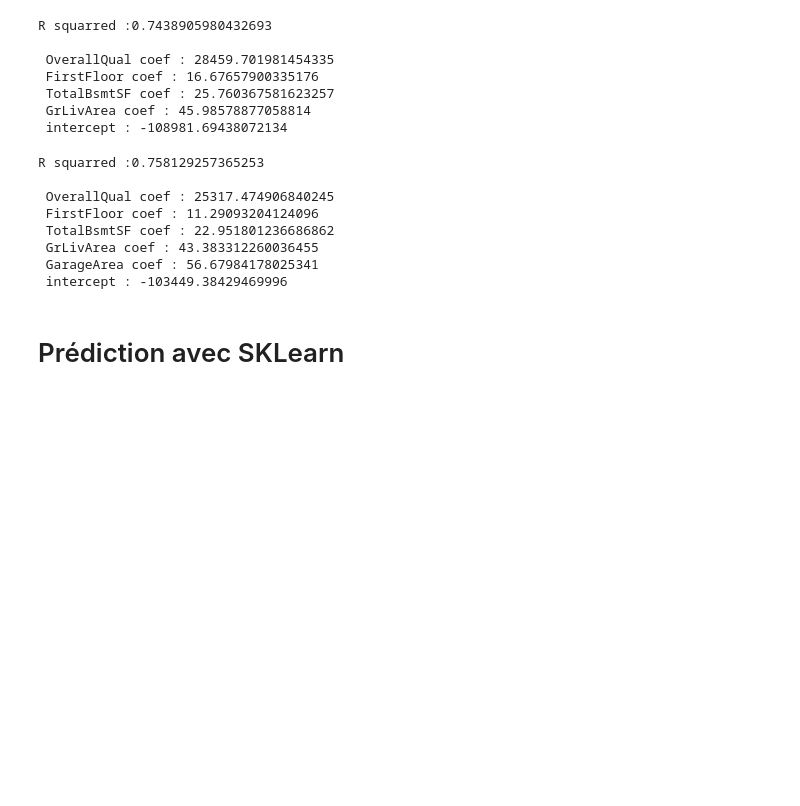
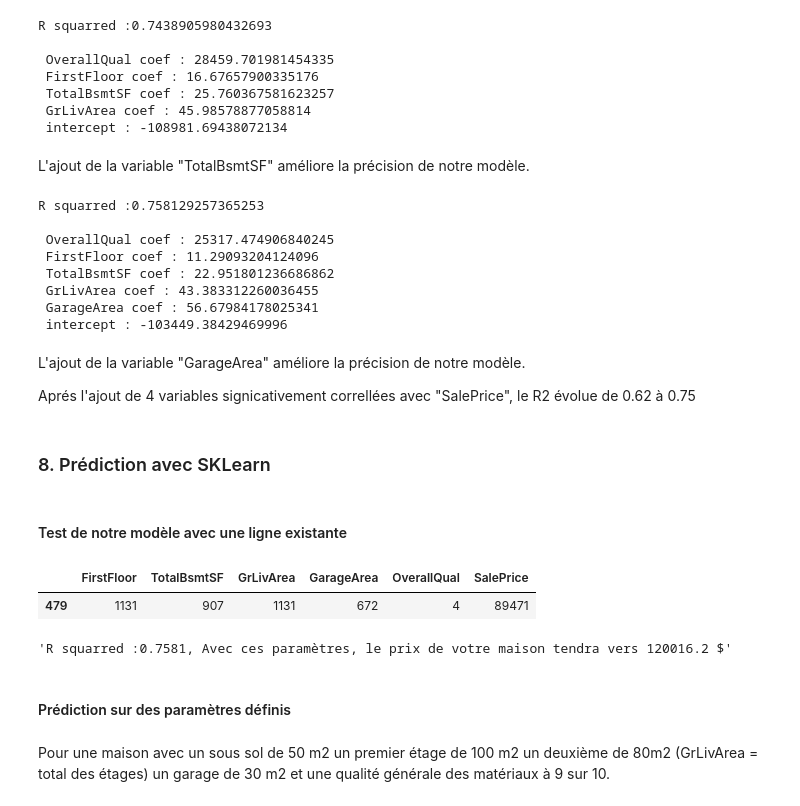
Before and after one commit to anais-15/House_Prices, a Jupyter notebook: House Prices.ipynb, the cells around one changed output. Saved outputs shown, nothing was run; the diff lists cells and outputs as text; code cells hidden in the pictures; blank space fills up the shorter version.

```diff
--- a/House Prices.ipynb
+++ b/House Prices.ipynb
@@ -227,6 +245,8 @@ R squarred :0.7438905980432693
  TotalBsmtSF coef : 25.760367581623257
  GrLivArea coef : 45.98578877058814
  intercept : -108981.69438072134
+# %% [markdown]
+L'ajout de la variable "TotalBsmtSF" améliore la précision de notre modèle.
 # %%
 X = np.array(df_new[["OverallQual","FirstFloor","TotalBsmtSF","GrLivArea", "GarageArea"]])
 y = np.array(df_new["SalePrice"])
@@ -243,5 +263,36 @@ R squarred :0.758129257365253
  GrLivArea coef : 43.383312260036455
  GarageArea coef : 56.67984178025341
  intercept : -103449.38429469996
+# %% [markdown]
+L'ajout de la variable "GarageArea" améliore la précision de notre modèle.
+
+Aprés l'ajout de 4 variables signicativement correllées avec "SalePrice", le R2 évolue de 0.62 à 0.75
 # %% [markdown]
-# Prédiction avec SKLearn
+### 8. Prédiction avec SKLearn
+# %% [markdown]
+#### Test de notre modèle avec une ligne existante
+# %%
+df_new.sample()
+# %% [output]
+|  | FirstFloor | TotalBsmtSF | GrLivArea | GarageArea | OverallQual | SalePrice |
+| 479 | 1131 | 907 | 1131 | 672 | 4 | 89471 |
+# %%
+def house_prediction_price(FirstFloor,OverallQual,TotalBsmtSF,GrLivArea,GarageArea):
+    X = np.array(df_new[["FirstFloor","OverallQual","TotalBsmtSF","GrLivArea", "GarageArea"]])
+    y = np.array(df_new["SalePrice"])
+    reg = LinearRegression().fit(X, y)
+
+    result = round(FirstFloor * reg.coef_[0] + OverallQual * reg.coef_[1] + TotalBsmtSF * reg.coef_[2] + GrLivArea * reg.coef_[3] + GarageArea * reg.coef_[4] + reg.intercept_,2)
+
+
+    return f"R squarred :{round(reg.score(X, y),4)}, Avec ces paramètres, le prix de votre maison tendra vers {result} $"
+
+
+
+house_prediction_price(FirstFloor=1072, TotalBsmtSF=672, GrLivArea=1285, GarageArea=240, OverallQual=5)
+# %% [output]
+'R squarred :0.7581, Avec ces paramètres, le prix de votre maison tendra vers 120016.2 $'
+# %% [markdown]
+#### Prédiction sur des paramètres définis
+# %% [markdown]
+Pour une maison avec un sous sol de 50 m2 un premier étage de 100 m2 un deuxième de 80m2 (GrLivArea = total des étages) un garage de 30 m2 et une qualité générale des matériaux à 9 sur 10.
```
Also changed, not shown: parts of 34 cells of this notebook, 1 other file.
